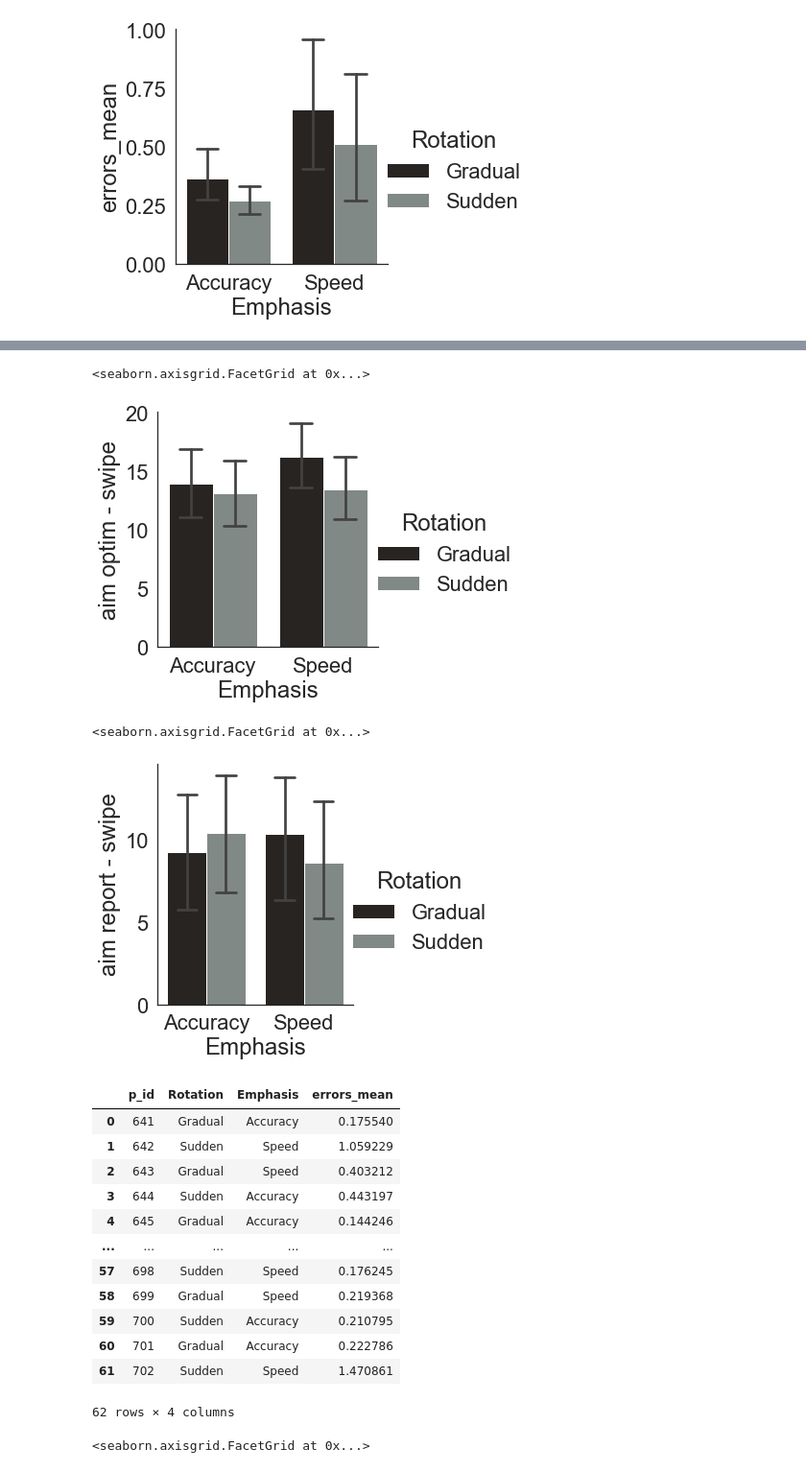
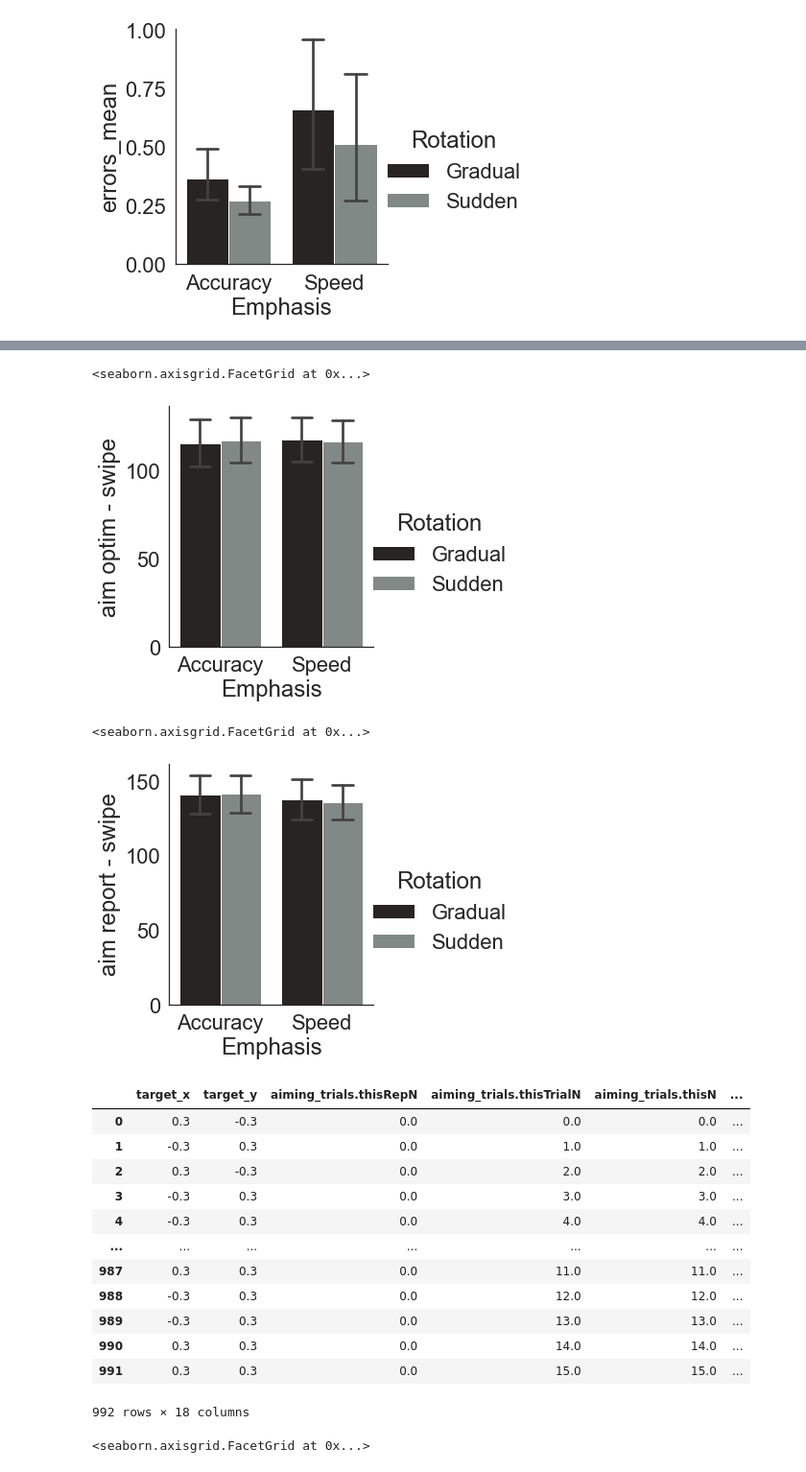
Before and after one commit to tejas-savalia/vma_behavioral, a Jupyter notebook: Visuomotor_Adaptation_psychopy_tablet/feedback_aiming_unlearning/analyses.ipynb, the cells around one changed output, grey strips where cells are left out. Shown at 96% size. Drawn from its saved outputs; the diff is of its cells as text; code cells hidden in the pictures.

```diff
--- a/Visuomotor_Adaptation_psychopy_tablet/feedback_aiming_unlearning/analyses.ipynb
+++ b/Visuomotor_Adaptation_psychopy_tablet/feedback_aiming_unlearning/analyses.ipynb
@@ -243,0 +355,2 @@ df_aim['aim optim - swipe'] = df_aim['optimal aim'] - (df_aim['aim report'] - df
+# %%
+df_aim = pd.read_csv('df_aim.csv')
@@ -254,30 +390,30 @@ sns.catplot(hue = 'Rotation', y = 'aim optim - swipe', x = 'Emphasis',
             data = df_aim)
 # %% [output]
 <seaborn.axisgrid.FacetGrid at 0x...>
-[figure, old version]
+[figure, new version]
 # %%
 sns.catplot(hue = 'Rotation', y = 'aim report - swipe', x = 'Emphasis',
             kind = 'bar', capsize = 0.2,
             data = df_aim)
 # %% [output]
 <seaborn.axisgrid.FacetGrid at 0x...>
-[figure, old version]
+[figure, new version]
 # %%
-df_learn_finalblock
+df_aim
 # %% [output]
-|  | p_id | Rotation | Emphasis | errors_mean |
-| 0 | 641 | Gradual | Accuracy | 0.175540 |
-| 1 | 642 | Sudden | Speed | 1.059229 |
-| 2 | 643 | Gradual | Speed | 0.403212 |
-| 3 | 644 | Sudden | Accuracy | 0.443197 |
-| 4 | 645 | Gradual | Accuracy | 0.144246 |
-| ... | ... | ... | ... | ... |
-| 57 | 698 | Sudden | Speed | 0.176245 |
-| 58 | 699 | Gradual | Speed | 0.219368 |
-| 59 | 700 | Sudden | Accuracy | 0.210795 |
-| 60 | 701 | Gradual | Accuracy | 0.222786 |
-| 61 | 702 | Sudden | Speed | 1.470861 |
+|  | target_x | target_y | aiming_trials.thisRepN | aiming_trials.thisTrialN | aiming_trials.thisN | ... |
+| 0 | 0.3 | -0.3 | 0.0 | 0.0 | 0.0 | ... |
+| 1 | -0.3 | 0.3 | 0.0 | 1.0 | 1.0 | ... |
+| 2 | 0.3 | -0.3 | 0.0 | 2.0 | 2.0 | ... |
+| 3 | -0.3 | 0.3 | 0.0 | 3.0 | 3.0 | ... |
+| 4 | -0.3 | 0.3 | 0.0 | 4.0 | 4.0 | ... |
+| ... | ... | ... | ... | ... | ... | ... |
+| 987 | 0.3 | 0.3 | 0.0 | 11.0 | 11.0 | ... |
+| 988 | -0.3 | 0.3 | 0.0 | 12.0 | 12.0 | ... |
+| 989 | -0.3 | 0.3 | 0.0 | 13.0 | 13.0 | ... |
+| 990 | 0.3 | 0.3 | 0.0 | 14.0 | 14.0 | ... |
+| 991 | 0.3 | 0.3 | 0.0 | 15.0 | 15.0 | ... |
-62 rows × 4 columns
+992 rows × 18 columns
 # %%
 df_aim['final block errors'] = 0
 for participant in df_aim.p_id:
```
Also changed, not shown: parts of 34 cells of this notebook, 18 other files.
